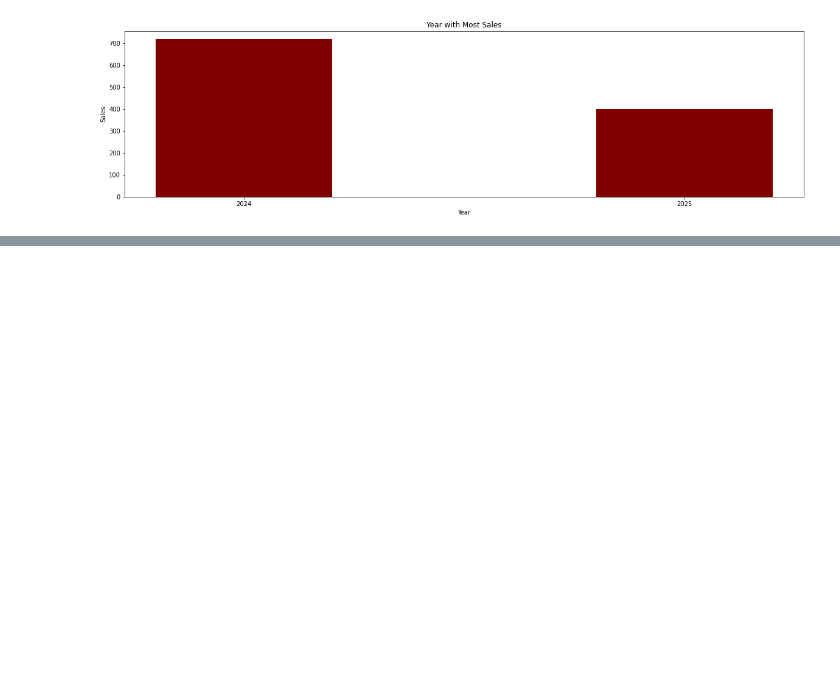
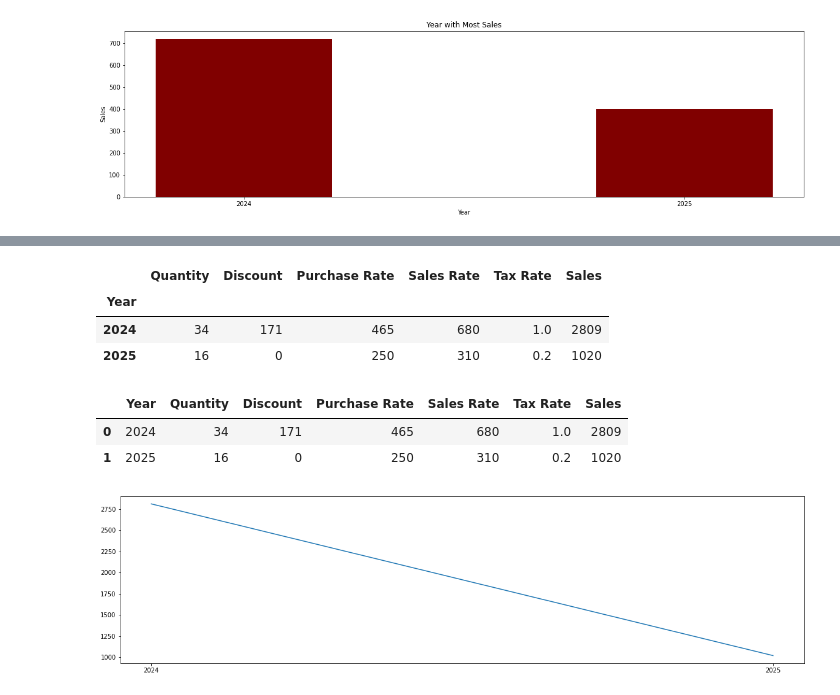
Before and after one commit to HozefaBeenawala/Analytics-Automation, a Jupyter notebook: Untitled.ipynb, the cells around one changed output, grey strips where cells are left out. Drawn from its saved outputs; the diff is of its cells as text; code cells hidden in the pictures; blank space fills up the shorter version.

```diff
--- a/Untitled.ipynb
+++ b/Untitled.ipynb
@@ -250,3 +250,7 @@ plt.title("Year with Most Sales")
 plt.show()
 # %% [output]
 [figure]
+# %%
+# Sort the DataFrame by 'Sales' column in descending order
+df_sorted = df_Accepted.sort_values(by='Order Date')
+df_sorted
@@ -252,0 +271,27 @@ plt.show()
+# %%
+df_sorted = df_sorted.groupby(by=["Year"], dropna=False).sum()
+# %%
+df_sorted
+# %% [output]
+|  | Quantity | Discount | Purchase Rate | Sales Rate | Tax Rate | Sales |
+| Year |  |  |  |  |  |  |
+| 2024 | 34 | 171 | 465 | 680 | 1.0 | 2809 |
+| 2025 | 16 | 0 | 250 | 310 | 0.2 | 1020 |
+# %%
+df_sorted.reset_index(inplace=True)
+df_sorted
+# %% [output]
+|  | Year | Quantity | Discount | Purchase Rate | Sales Rate | Tax Rate | Sales |
+| 0 | 2024 | 34 | 171 | 465 | 680 | 1.0 | 2809 |
+| 1 | 2025 | 16 | 0 | 250 | 310 | 0.2 | 1020 |
+# %%
+# Create a figure
+fig = plt.figure(figsize=(20, 5))
+
+# Create the bar plot using the sorted DataFrame
+plt.plot(df_sorted['Year'], df_sorted['Sales'])
+
+# Show the plot
+plt.show()
+# %% [output]
+[figure, added]
```
Also changed, not shown: parts of 1 cell of this notebook.
